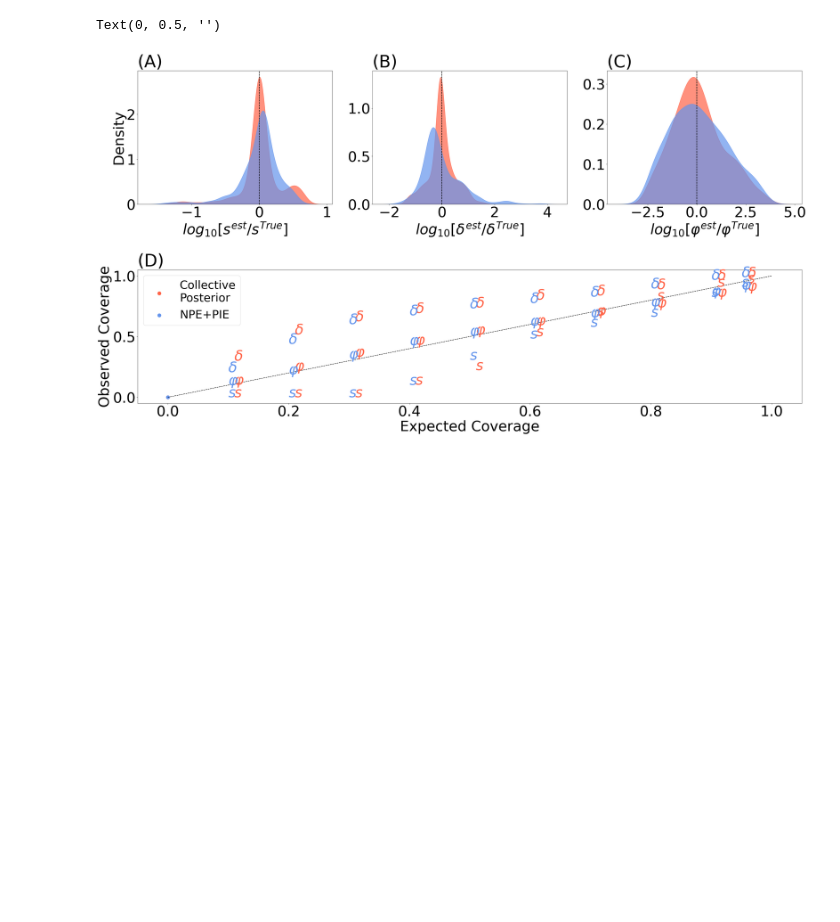
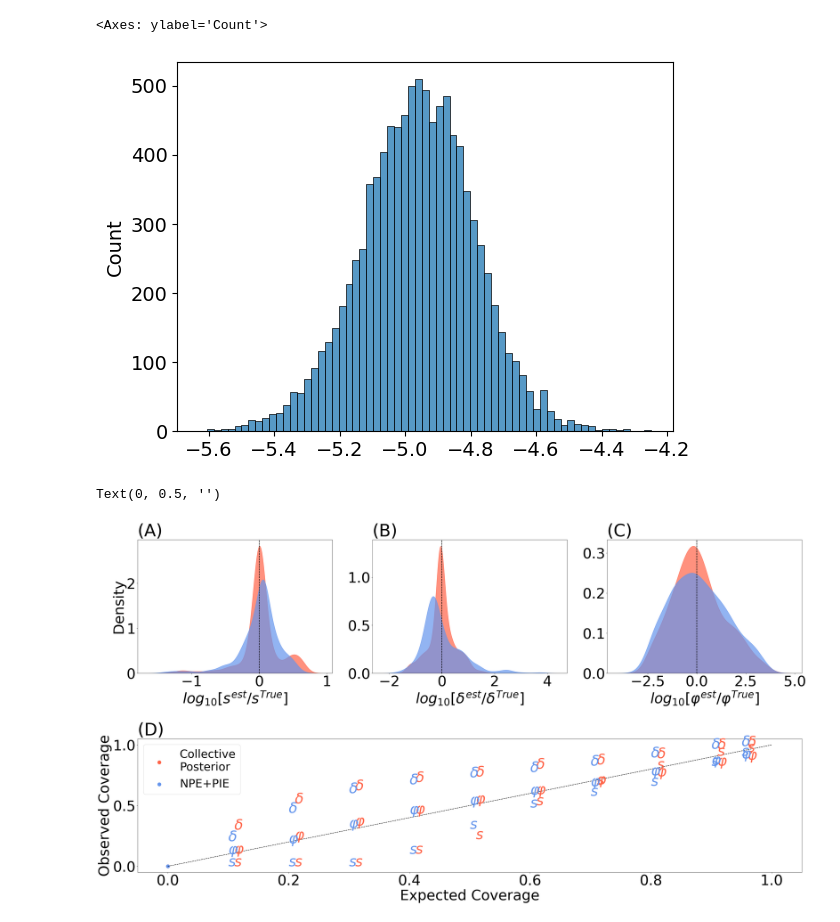
Before and after one commit to yoavram-lab/collective_posterior, a Jupyter notebook: WF/test collective.ipynb, the cells around one changed output. Saved outputs shown, nothing was run; the diff lists cells and outputs as text; code cells hidden in the pictures; blank space fills up the shorter version.

```diff
--- a/WF/test collective.ipynb
+++ b/WF/test collective.ipynb
@@ -63,3 +68,8 @@ tensor([-0.7051, -5.1592, -4.6623])
+# %%
+histplot(op.samples[:,1])
+# %% [output]
+<Axes: ylabel='Count'>
+[figure, added]
 # %%
 def coverage_old(samples, conf_levels, theta):
     covs = torch.empty(len(conf_levels), len(theta))
```
Also changed, not shown: parts of 3 cells of this notebook, 7 other files.
